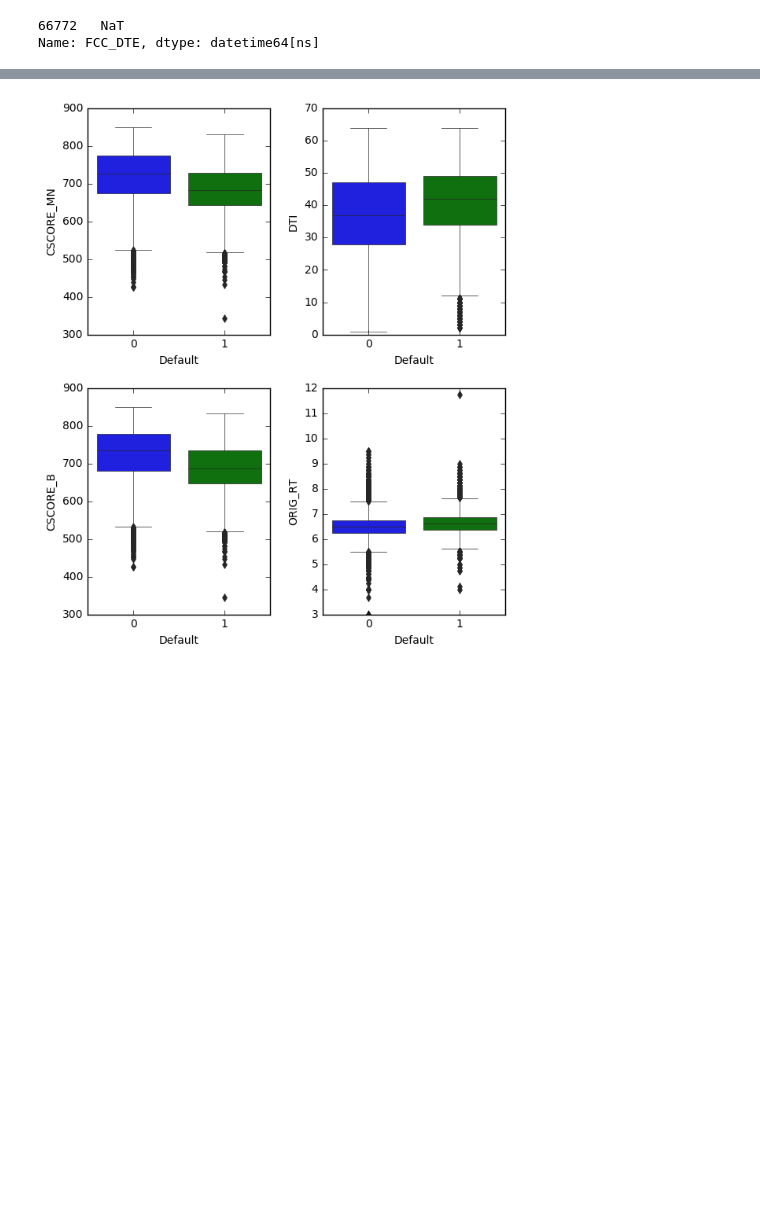
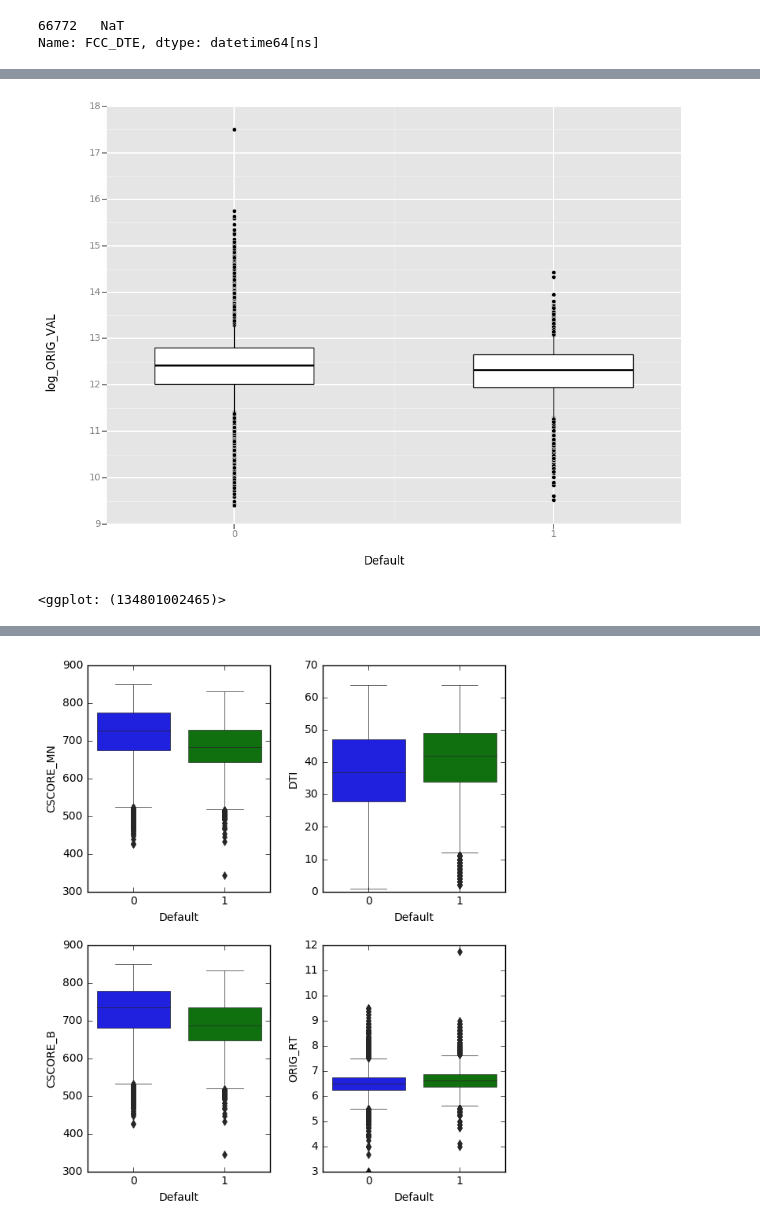
Before and after one commit to ferrarisf50/Fannie-Mae-single-family-mortgage-loan-data, a Jupyter notebook: Predict_default.ipynb, the cells around one changed output, grey strips where cells are left out. Drawn from its saved outputs; the diff is of its cells as text; code cells hidden in the pictures; blank space fills up the shorter version.

```diff
--- a/Predict_default.ipynb
+++ b/Predict_default.ipynb
@@ -166,7 +134,7 @@ FCC_DTE           23824 non-null datetime64[ns]
 dtypes: datetime64[ns](3), float64(9), int32(1), object(13)
 memory usage: 63.6+ MB
 # %%
-Combined_Data['Default']=Combined_Data['FCC_DTE'].apply(lambda x: 0 if str(x)=='NaT' else 1).astype(int)
+Combined_Data['Default']=Combined_Data['FCC_DTE'].apply(lambda x: 0 if str(x)=='NaT' else 1).astype(str)
 # %%
 Combined_Data['Default'].value_counts(dropna=None)
 # %% [output]
@@ -284,0 +246,7 @@ test_rf["Fare"]=test_rf["Fare"].fillna(test_rf["Fare"].median())
+# %%
+Combined_Data['log_ORIG_VAL']=np.log(Combined_Data['ORIG_VAL'])
+# %%
+ggplot(aes(x='Default',y='log_ORIG_VAL'),data=Combined_Data)+geom_boxplot()
+# %% [output]
+[figure, added]
+<ggplot: (134801002465)>
```
Also changed, not shown: parts of 13 cells of this notebook.
